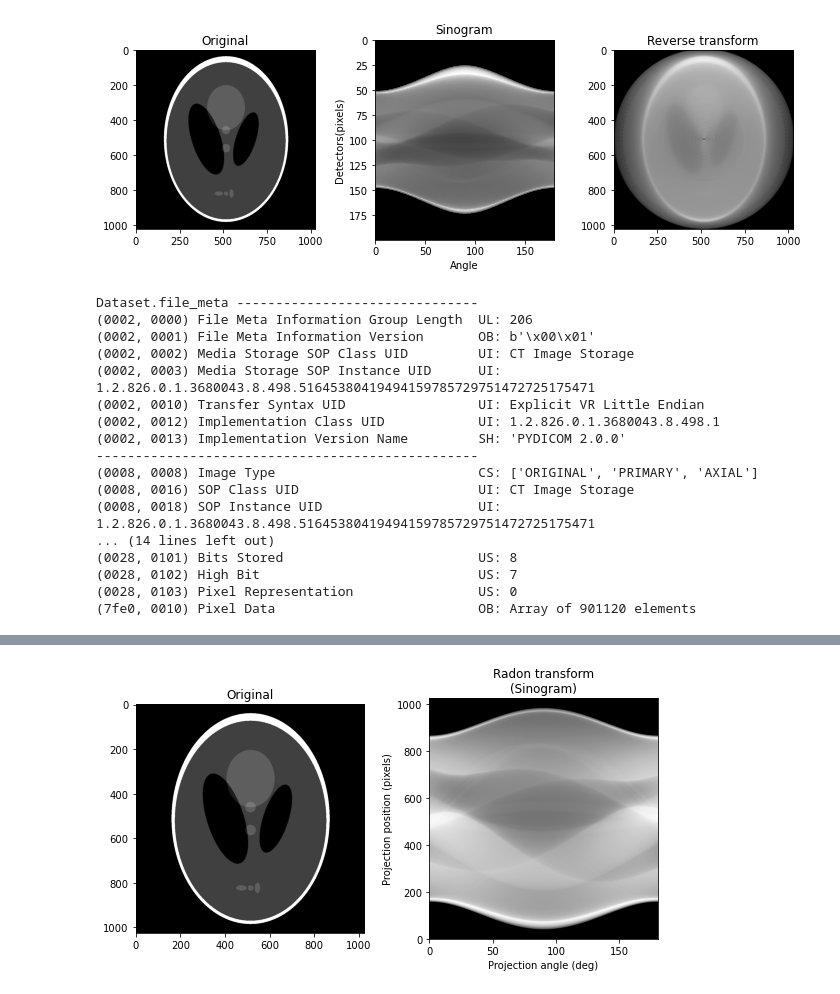
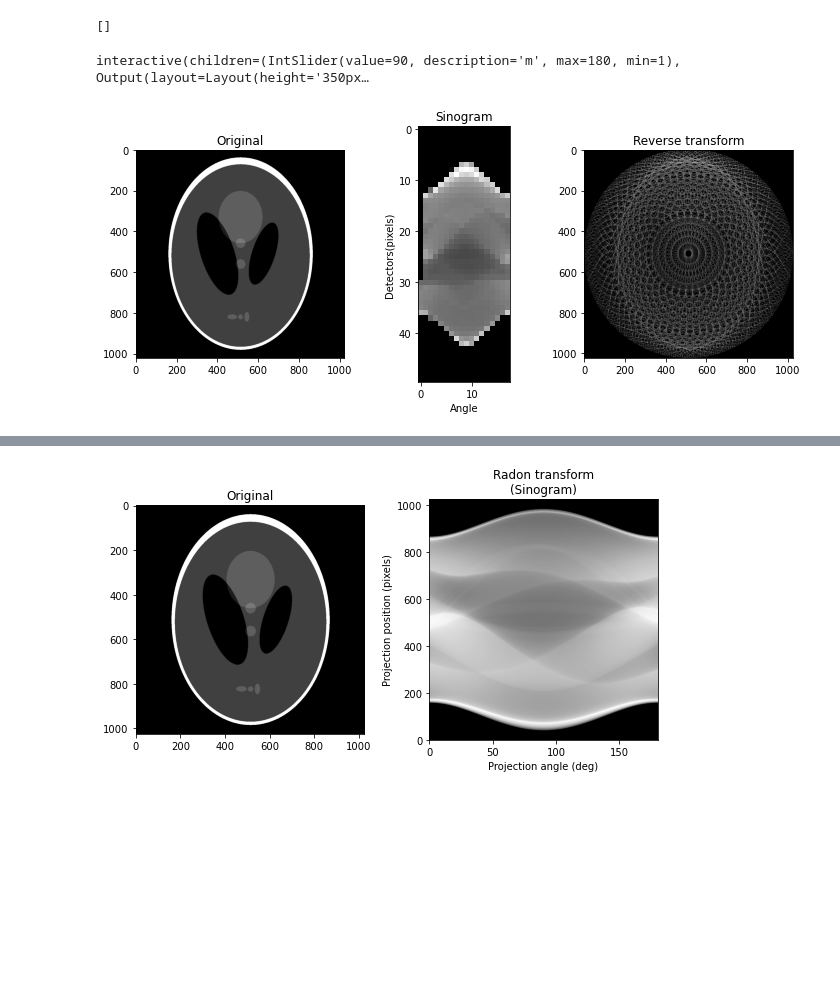
Before and after one commit to JanCiechan/IwM1, a Jupyter notebook: Untitled.ipynb, the cells around one changed output, grey strips where cells are left out. Saved outputs shown, nothing was run; the diff lists cells and outputs as text; code cells hidden in the pictures; blank space fills up the shorter version.

Commit message:
dicom itd itp

```diff
--- a/Untitled.ipynb
+++ b/Untitled.ipynb
@@ -139,0 +135,7 @@ for i in range(len(obrazwynikow)):
+# %%
+obrposymu,linie,img=symultomograf(podajlinie=True) #zwraza obraz i linie
+obrpoodwrotnej=odwrotna(linie,obrposymu,img)
+# %%
+print(obrposymu[1:1])
+# %% [output]
+[]
@@ -140,40 +156,43 @@ for i in range(len(obrazwynikow)):
+# %%
+def odwrotnadosym(odwrotnalinie,obrazwyj,img,ile):
+    odwrotnawynik=[]
+    obrazwynikow=np.zeros((img.shape[0]+1,img.shape[1]+1))
+    licznik=0
+    ile2=len(obrazwyj)
+    n=len(obrazwyj[0])
+    obrazwyj=obrazwyj.flatten()
+    licznik2=ile
+
+    liczniklini=0
+    for linia in odwrotnalinie:
+        for l in linia:
+                obrazwynikow[l[0]][l[1]]+=obrazwyj[licznik]
+        liczniklini+=1
+        if(liczniklini==ile*n):
+            break
+        licznik+=1
+    return obrazwynikow
+def interodwrotny(m, obrposymu,linie,img):
+    plt.imshow(odwrotnadosym(linie,obrposymu,img,m))
+    plt.show()
+obrposymu2,linie2,img2=symultomograf(podajlinie=True)
+interactive_plot = interactive(interodwrotny, m=(1,180),obrposymu=fixed(obrposymu2),linie=fixed(linie2),img=fixed(img2))
+output = interactive_plot.children[-1]
+output.layout.height = '350px'
+interactive_plot
+# %% [output]
+interactive(children=(IntSlider(value=90, description='m', max=180, min=1), Output(layout=Layout(height='350px…
 # %%
 fig, (ax1, ax2,ax3) = plt.subplots(1, 3, figsize=(10, 4.5),squeeze=True)
 ax1.set_title("Original")
 ax1.imshow(img, cmap=plt.cm.Greys_r)
 ax2.set_title("Sinogram")
 ax2.set_xlabel("Angle")
 ax2.set_ylabel("Detectors(pixels)")
-ax2.imshow( ndimage.rotate(obrazwyj2, 90),cmap=plt.cm.Greys_r)
+ax2.imshow( ndimage.rotate(obrposymu, 90),cmap=plt.cm.Greys_r)
 ax3.set_title("Reverse transform")
-ax3.imshow(obrazwynikow,cmap=plt.cm.Greys_r)
+ax3.imshow(obrpoodwrotnej,cmap=plt.cm.Greys_r)
 fig.tight_layout()
 plt.show()
 # %% [output]
-[figure, old version]
+[figure, new version]
-# %%
-from pydicom import dcmread
-from pydicom.data import get_testdata_file
-fpath = ("dicom/CT_ScoutView.dcm")
-ds = dcmread(fpath)
-print(ds)
-import SimpleITK as sitk
-filtered_image = sitk.GetImageFromArray(my_numpy_array)
-# %% [output]
-Dataset.file_meta -------------------------------
-(0002, 0000) File Meta Information Group Length  UL: 206
-(0002, 0001) File Meta Information Version       OB: b'\x00\x01'
-(0002, 0002) Media Storage SOP Class UID         UI: CT Image Storage
-(0002, 0003) Media Storage SOP Instance UID      UI: 1.2.826.0.1.3680043.8.498.51645380419494159785729751472725175471
-(0002, 0010) Transfer Syntax UID                 UI: Explicit VR Little Endian
-(0002, 0012) Implementation Class UID            UI: 1.2.826.0.1.3680043.8.498.1
-(0002, 0013) Implementation Version Name         SH: 'PYDICOM 2.0.0'
--------------------------------------------------
-(0008, 0008) Image Type                          CS: ['ORIGINAL', 'PRIMARY', 'AXIAL']
-(0008, 0016) SOP Class UID                       UI: CT Image Storage
-(0008, 0018) SOP Instance UID                    UI: 1.2.826.0.1.3680043.8.498.51645380419494159785729751472725175471
-... (14 lines left out)
-(0028, 0101) Bits Stored                         US: 8
-(0028, 0102) High Bit                            US: 7
-(0028, 0103) Pixel Representation                US: 0
-(7fe0, 0010) Pixel Data                          OB: Array of 901120 elements
```
Also changed, not shown: parts of 9 cells of this notebook.
